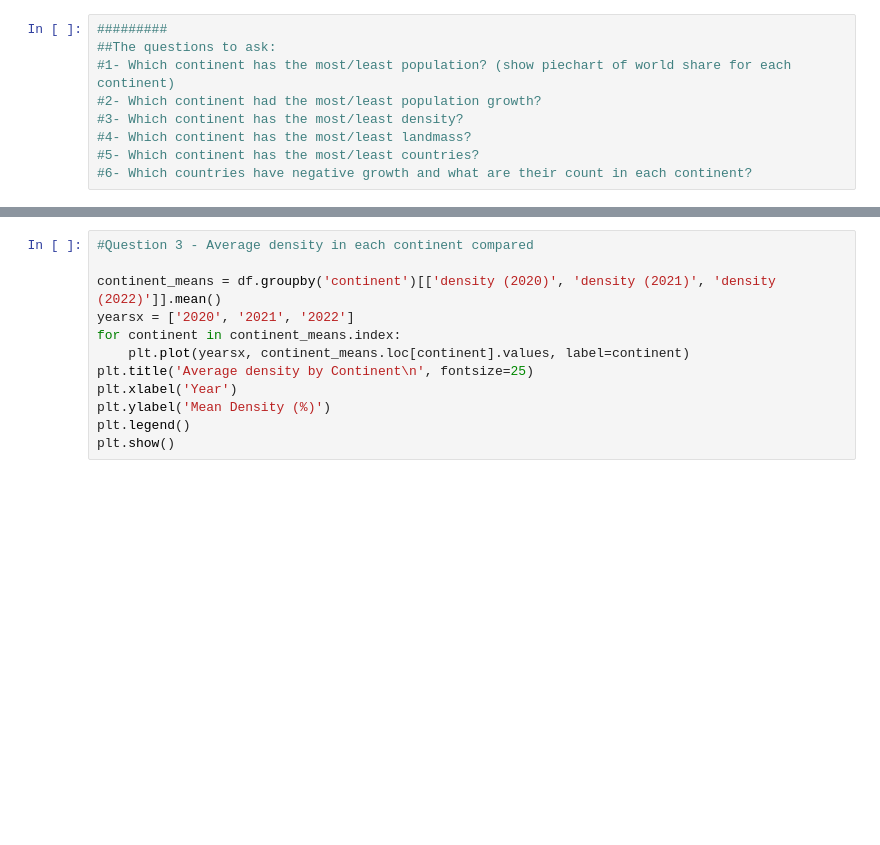
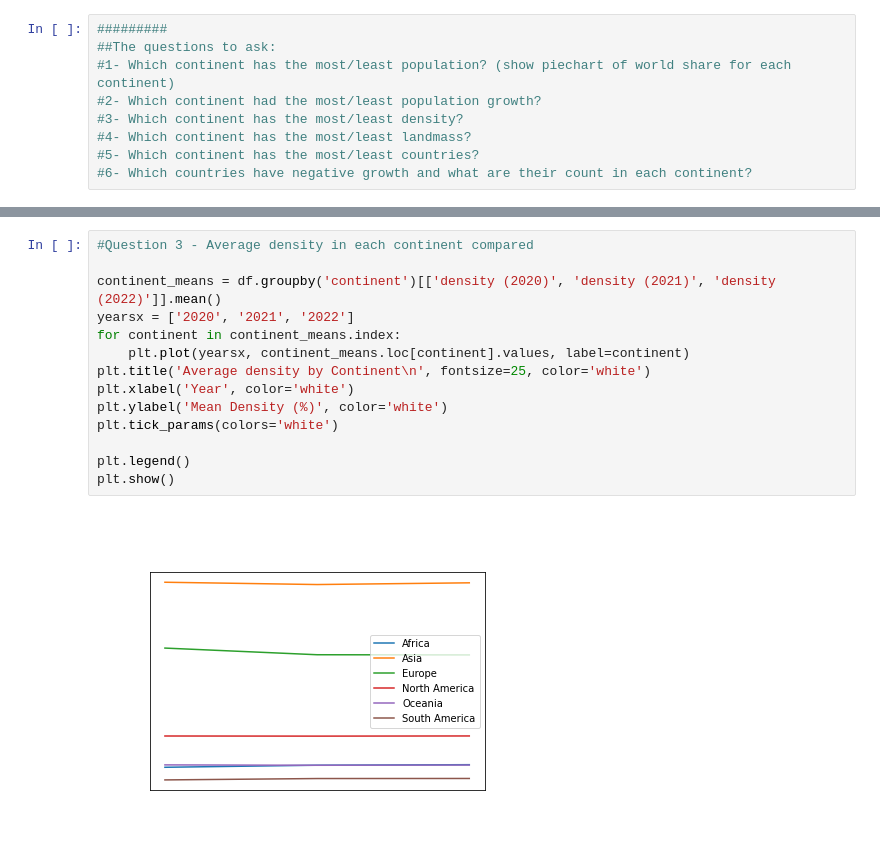
Before and after one commit to FaisalAlsaadi/2023-4516CSQR-FaisalAlsaadi, a Jupyter notebook: project.ipynb, the cells around one changed output, grey strips where cells are left out. Cells and saved outputs as stored; diff of their text form; blank space fills up the shorter version.

```diff
--- a/project.ipynb
+++ b/project.ipynb
@@ -184,15 +265,19 @@ plt.show()
 # %%
 #Question 3 - Average density in each continent compared
 
 continent_means = df.groupby('continent')[['density (2020)', 'density (2021)', 'density (2022)']].mean()
 yearsx = ['2020', '2021', '2022']
 for continent in continent_means.index:
     plt.plot(yearsx, continent_means.loc[continent].values, label=continent)
-plt.title('Average density by Continent\n', fontsize=25)
-plt.xlabel('Year')
-plt.ylabel('Mean Density (%)')
+plt.title('Average density by Continent\n', fontsize=25, color='white')
+plt.xlabel('Year', color='white')
+plt.ylabel('Mean Density (%)', color='white')
+plt.tick_params(colors='white')
+
 plt.legend()
 plt.show()
+# %% [output]
+[figure, added]
 # %%
 ##Question 4 - landmass
 
```
Also changed, not shown: parts of 9 cells of this notebook, 2 other files.
